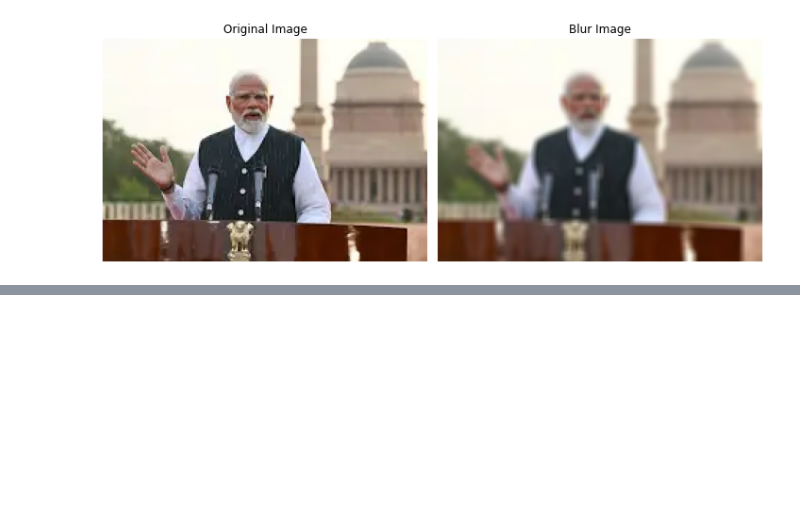
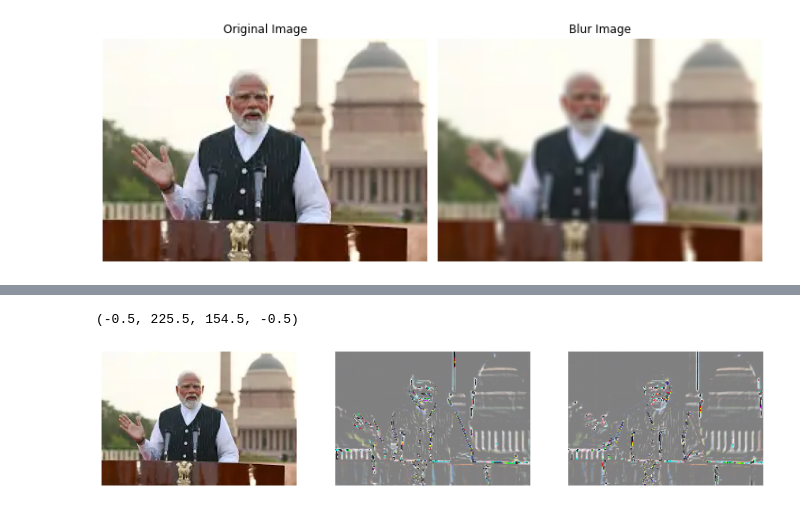
Before and after one commit to dhaval-sojitra/Machine-Learning, a Jupyter notebook: blurimg.py.ipynb, the cells around one changed output, grey strips where cells are left out. Saved outputs shown, nothing was run; the diff lists cells and outputs as text; code cells hidden in the pictures; blank space fills up the shorter version.

```diff
--- a/blurimg.py.ipynb
+++ b/blurimg.py.ipynb
@@ -55,0 +81,19 @@ plt.show()
+# %%
+#embossing
+
+k1 = np.array ([[0,-1,-1] , [1, 0, -1] , [1,1,0]])
+k2 = np.array ([[-1,-1,0] , [-1, 0, 1] , [0,1,1]])
+
+plt.figure(figsize=(15, 15))
+new_img1 = cv2.filter2D(img , -1 , k1) +128
+new_img2 = cv2.filter2D(img , -1 , k2) + 128
+
+plt.subplot(1,3,1),plt.imshow(img)
+plt.axis('off')
+plt.subplot(1,3,2),plt.imshow(new_img1)
+plt.axis('off')
+plt.subplot(1,3,3),plt.imshow(new_img2)
+plt.axis('off')
+# %% [output]
+(-0.5, 225.5, 154.5, -0.5)
+[figure, added]
```
Also changed, not shown: parts of 2 cells of this notebook, 3 other files.
